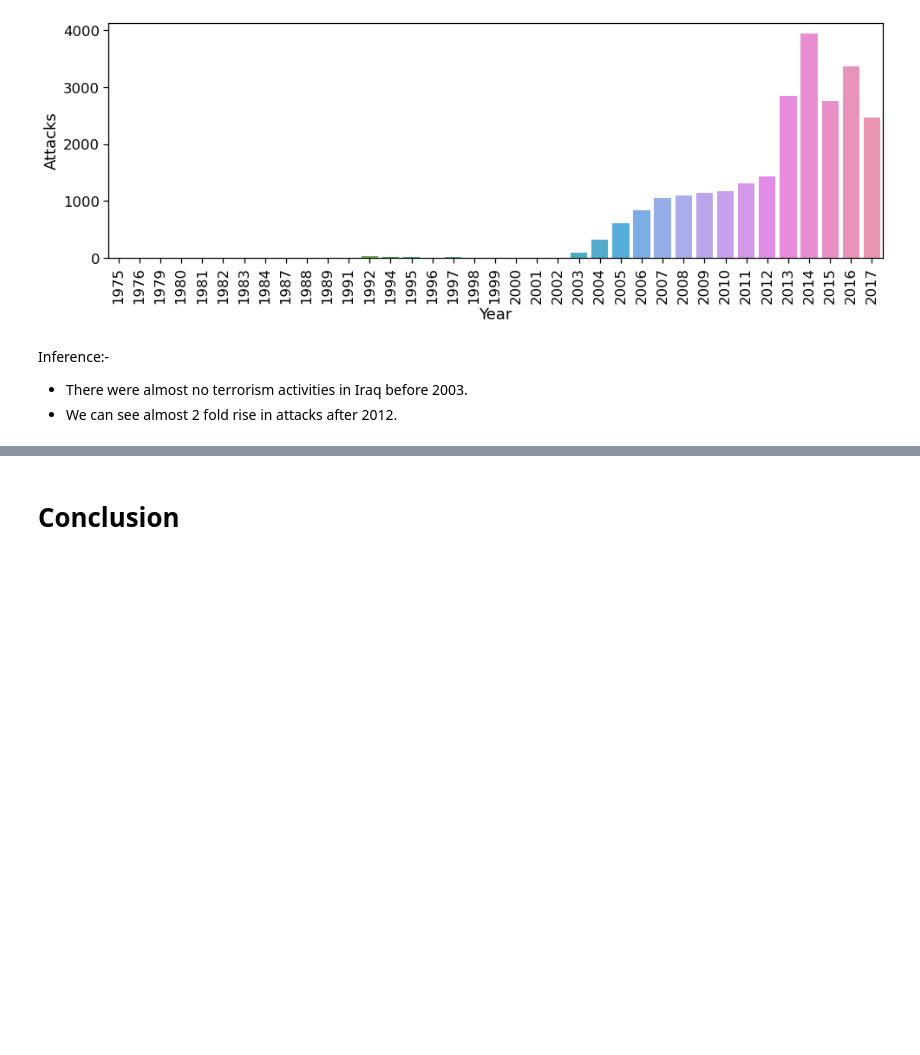
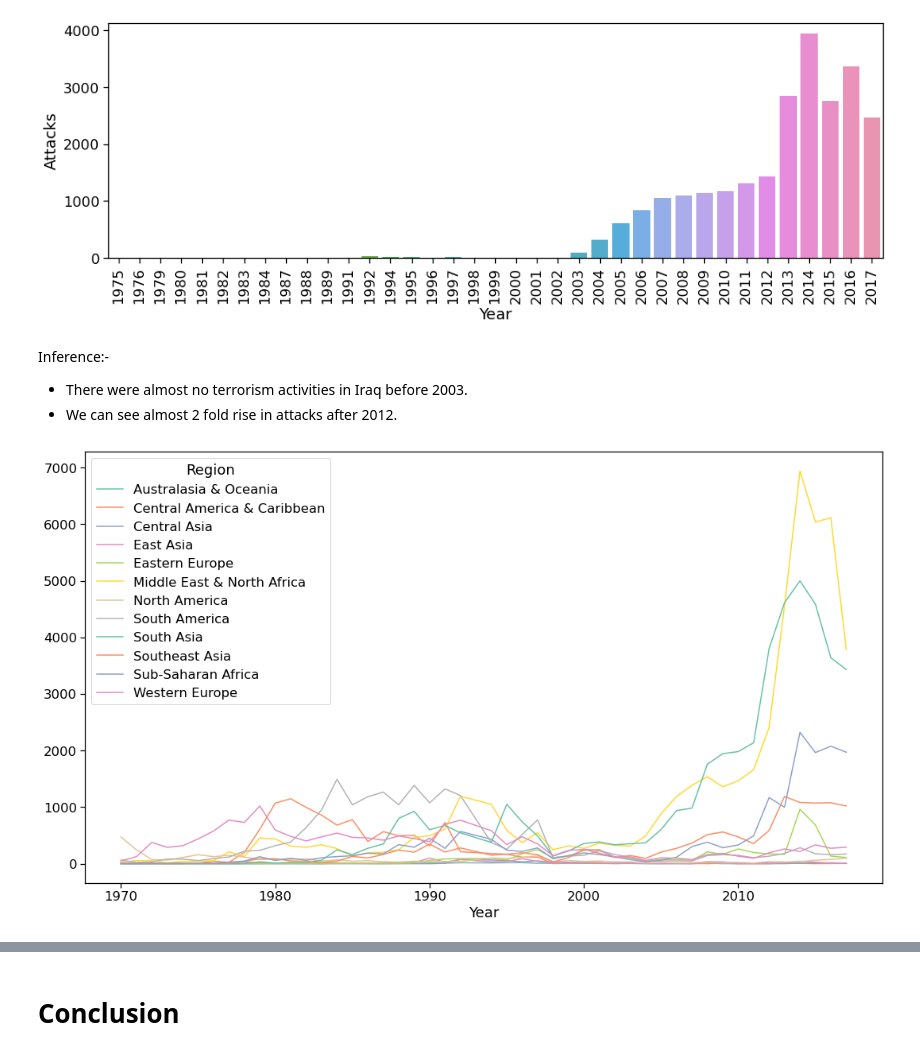
Before and after one commit to FiNiX-GaMmA/Global_terrorism-EDA_project, a Jupyter notebook: worsheet.ipynb, the cells around one changed output, grey strips where cells are left out. Cells and saved outputs as stored; diff of their text form; code cells hidden in the pictures; blank space fills up the shorter version.

```diff
--- a/worsheet.ipynb
+++ b/worsheet.ipynb
@@ -546,3 +554,11 @@ plt.show()
 Inference:-
 * There were almost no terrorism activities in Iraq before 2003.
 * We can see almost 2 fold rise in attacks after 2012.
+# %%
+terror_region=pd.crosstab(data.Year,data.Region)
+terror_region.plot(color=sns.color_palette('Set2',12))
+fig=plt.gcf()
+fig.set_size_inches(18,10)
+plt.show()
+# %% [output]
+[figure, added]
```
Also changed, not shown: parts of 10 cells of this notebook.
